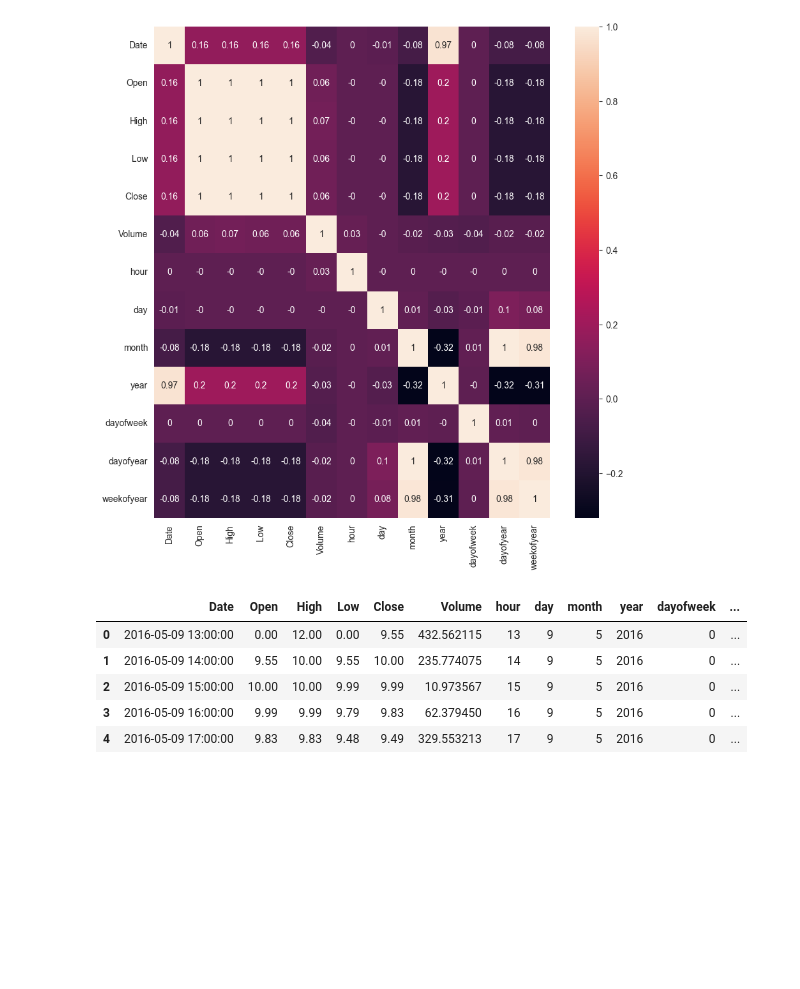
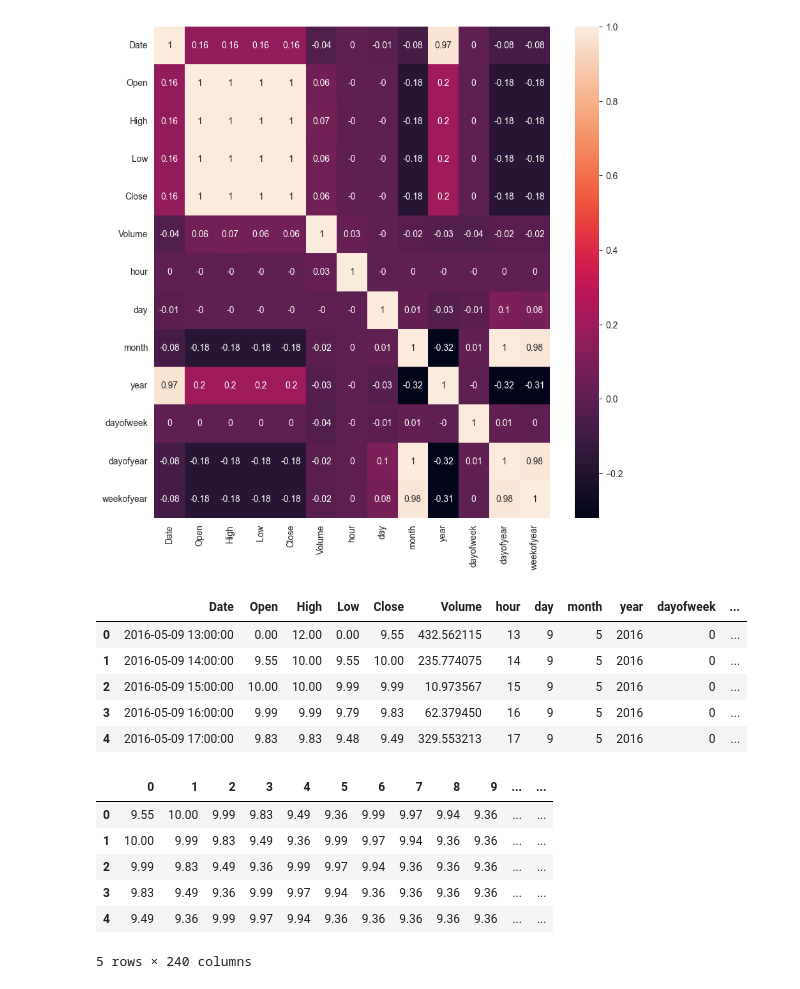
Before and after one commit to amith-vardhan99/udemy, a Jupyter notebook: Ethereum Price Prediction using GRU-LSTMs for Forecasting/notebook.ipynb, the cells around one changed output. Saved outputs shown, nothing was run; the diff lists cells and outputs as text; code cells hidden in the pictures; blank space fills up the shorter version.

```diff
--- a/Ethereum Price Prediction using GRU-LSTMs for Forecasting/notebook.ipynb
+++ b/Ethereum Price Prediction using GRU-LSTMs for Forecasting/notebook.ipynb
@@ -103,3 +106,31 @@ df_5.head()
 | 2 | 2016-05-09 15:00:00 | 10.00 | 10.00 | 9.99 | 9.99 | 10.973567 | 15 | 9 | 5 | 2016 | 0 | ... |
 | 3 | 2016-05-09 16:00:00 | 9.99 | 9.99 | 9.79 | 9.83 | 62.379450 | 16 | 9 | 5 | 2016 | 0 | ... |
 | 4 | 2016-05-09 17:00:00 | 9.83 | 9.83 | 9.48 | 9.49 | 329.553213 | 17 | 9 | 5 | 2016 | 0 | ... |
+# %%
+close = df_5["Close"]
+no_of_window_samples = 240
+
+close_length_iterate = close.shape[0] - no_of_window_samples
+
+window = []
+target = []
+
+for i in range(close_length_iterate):
+    ini = i
+    fin = i + no_of_window_samples
+    window.append(close[ini:fin])
+    target.append(close[fin])
+
+window = np.array(window)
+target = np.array(target)
+
+window_df = pd.DataFrame(window)
+window_df.head()
+# %% [output]
+|  | 0 | 1 | 2 | 3 | 4 | 5 | 6 | 7 | 8 | 9 | ... | ... |
+| 0 | 9.55 | 10.00 | 9.99 | 9.83 | 9.49 | 9.36 | 9.99 | 9.97 | 9.94 | 9.36 | ... | ... |
+| 1 | 10.00 | 9.99 | 9.83 | 9.49 | 9.36 | 9.99 | 9.97 | 9.94 | 9.36 | 9.36 | ... | ... |
+| 2 | 9.99 | 9.83 | 9.49 | 9.36 | 9.99 | 9.97 | 9.94 | 9.36 | 9.36 | 9.36 | ... | ... |
+| 3 | 9.83 | 9.49 | 9.36 | 9.99 | 9.97 | 9.94 | 9.36 | 9.36 | 9.36 | 9.36 | ... | ... |
+| 4 | 9.49 | 9.36 | 9.99 | 9.97 | 9.94 | 9.36 | 9.36 | 9.36 | 9.36 | 9.36 | ... | ... |
+5 rows × 240 columns
```
Also changed, not shown: parts of 7 cells of this notebook.
